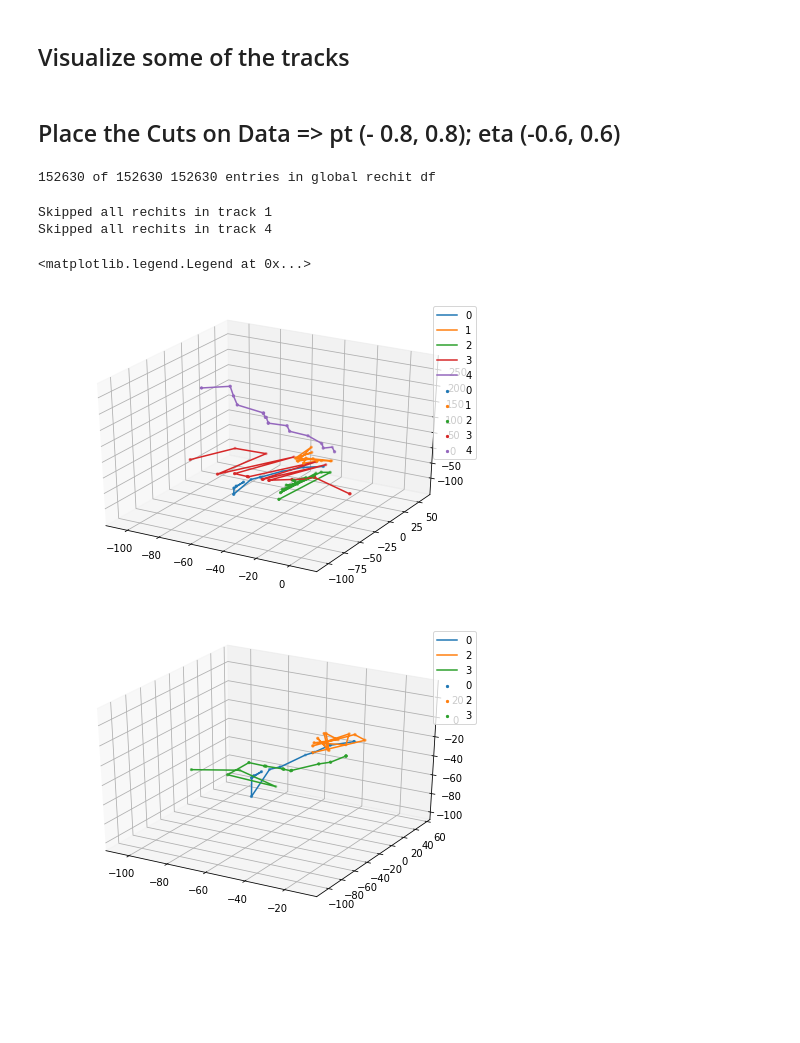
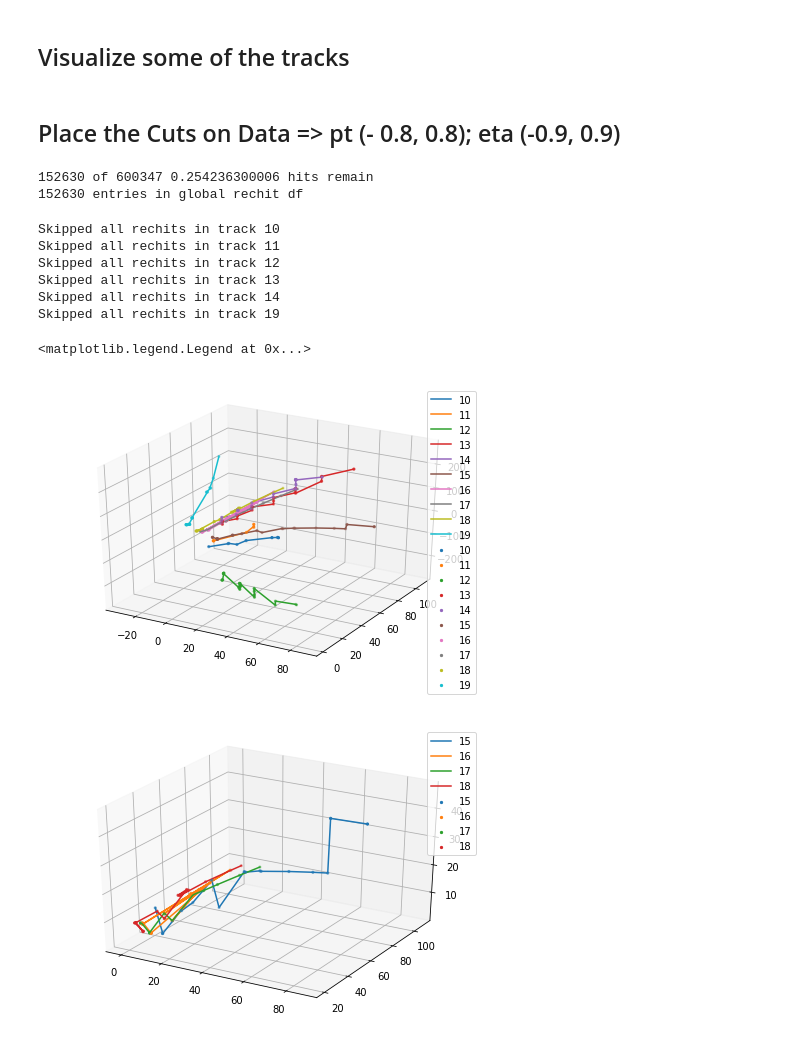
Before and after one commit to SwapneelM/TrackingNtuples, a Jupyter notebook: TrackingNtuples/scripts/Tracking Data Visualizer v2.ipynb, the cells around one changed output. Saved outputs shown, nothing was run; the diff lists cells and outputs as text; code cells hidden in the pictures; blank space fills up the shorter version.

```diff
--- a/TrackingNtuples/scripts/Tracking Data Visualizer v2.ipynb
+++ b/TrackingNtuples/scripts/Tracking Data Visualizer v2.ipynb
@@ -1046,12 +1043,15 @@ True
 # %% [markdown]
 ## Visualize some of the tracks
 # %% [markdown]
-## Place the Cuts on Data => pt (- 0.8, 0.8); eta (-0.6, 0.6)
+## Place the Cuts on Data => pt (- 0.8, 0.8); eta (-0.9, 0.9)
+# %%
+rechit_param_global_df_copy_ = rechit_param_global_df_.copy(deep=True)
+track_param_global_df_copy_ = track_param_global_df_.copy(deep=True)
 # %%
-intermediate_df_ = rechit_param_global_df_[rechit_param_global_df_['rechit_eta'] <= 0.9]
+intermediate_df_ = rechit_param_global_df_copy_[rechit_param_global_df_copy_['rechit_eta'] <= 0.9]
 rechit_param_global_df_cut_ = intermediate_df_[intermediate_df_['rechit_eta'] >= -0.9]
-print len(rechit_param_global_df_cut_), "of", len(rechit_param_global_df_cut_['rechit_id']),
-float(len(rechit_param_global_df_cut_['rechit_id']))*100/float(len(rechit_global_df_)), "hits remain"
+print len(rechit_param_global_df_cut_), "of", len(rechit_param_global_df_), \
+float(len(rechit_param_global_df_cut_))/float(len(rechit_global_df_)), "hits remain"
 
 # Use the list of remaining rechits to filter the global rechit index
 # TODO: Move this cell to a location before the tracks are matched to rechits
@@ -1073,6 +1073,7 @@ for x,y in zip(rechit_global_df_cut_['rechit_id'], rechit_param_global_df_cut_['
     if x != y:
         print "Rechit ID Mismatch: ", x, y
 # %% [output]
-152630 of 152630 152630 entries in global rechit df
+152630 of 600347 0.254236300006 hits remain
+152630 entries in global rechit df
 # %%
 # Place eta cuts on the tracks
@@ -1096,49 +1097,53 @@ ax_ = Axes3D(fig_)
 
 
 event_id_ = 10
-num_tracks_ = 5
+tracks_begin_, tracks_end_ = 10, 20
 
 # Num_tracks should be less thatn the number of actual tracks matched to hits
 
-for i in range(num_tracks_):
+for i in range(tracks_begin_, tracks_end_):
     matched_hit_x_ = []
     matched_hit_y_ = []
     matched_hit_z_ = []
     for matched_id_ in track_matched_hit_ids_.iloc[i]:
         matched_hit_x_.append(rechit_param_global_df_.iloc[matched_id_]['rechit_x'])
         matched_hit_y_.append(rechit_param_global_df_.iloc[matched_id_]['rechit_y'])
         matched_hit_z_.append(rechit_param_global_df_.iloc[matched_id_]['rechit_z'])
     sorted_x_, sorted_y_, sorted_z_ = zip(*sorted(zip(matched_hit_x_, matched_hit_y_, matched_hit_z_)))
     ax_.scatter3D(matched_hit_x_, matched_hit_y_, matched_hit_z_, s=5, label=i)
     ax_.plot(sorted_x_, sorted_y_, sorted_z_, label=i)# Better visualization
 plt.legend()
 # ax_.scatter3D(concat_simhit_x_, concat_simhit_y_, concat_simhit_z_, s=0.6)
 
 fig_ = plt.figure()
 ax_ = Axes3D(fig_)
 
-for i in range(num_tracks_):
+for i in range(tracks_begin_, tracks_end_):
     matched_hit_x_ = []
     matched_hit_y_ = []
     matched_hit_z_ = []
     for matched_id_ in track_matched_hit_ids_.iloc[i]:
         if matched_id_ in uncut_id_map_:
             matched_hit_x_.append(rechit_param_global_df_.iloc[matched_id_]['rechit_x'])
             matched_hit_y_.append(rechit_param_global_df_.iloc[matched_id_]['rechit_y'])
             matched_hit_z_.append(rechit_param_global_df_.iloc[matched_id_]['rechit_z'])
     if len(matched_hit_x_) <= 1:
         print "Skipped all rechits in track", i
         continue
     sorted_x_, sorted_y_, sorted_z_ = zip(*sorted(zip(matched_hit_x_, matched_hit_y_, matched_hit_z_)))
     ax_.scatter3D(matched_hit_x_, matched_hit_y_, matched_hit_z_, s=5, label=i)
     ax_.plot(sorted_x_, sorted_y_, sorted_z_, label=i)# Better visualization
 plt.legend()
 # %% [output]
-Skipped all rechits in track 1
-Skipped all rechits in track 4
+Skipped all rechits in track 10
+Skipped all rechits in track 11
+Skipped all rechits in track 12
+Skipped all rechits in track 13
+Skipped all rechits in track 14
+Skipped all rechits in track 19
 <matplotlib.legend.Legend at 0x...>
-[figure, old version]
+[figure, new version]
-[figure, old version]
+[figure, new version]
 # %%
 % matplotlib inline
 # Plot the tracks that have been matched to rechits (WITHOUT THE CUT)
```
Also changed, not shown: parts of 27 cells of this notebook, 9 other files.
